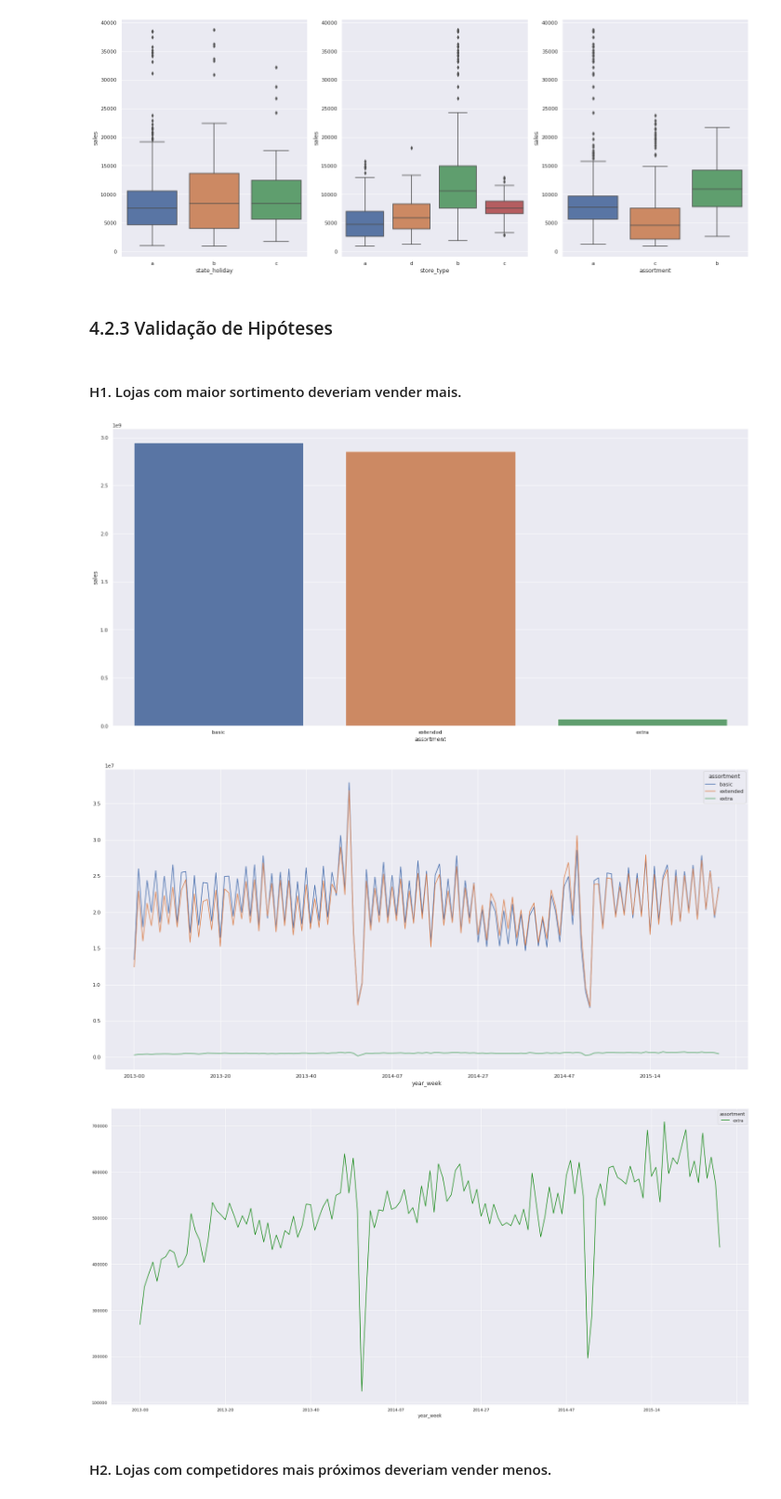
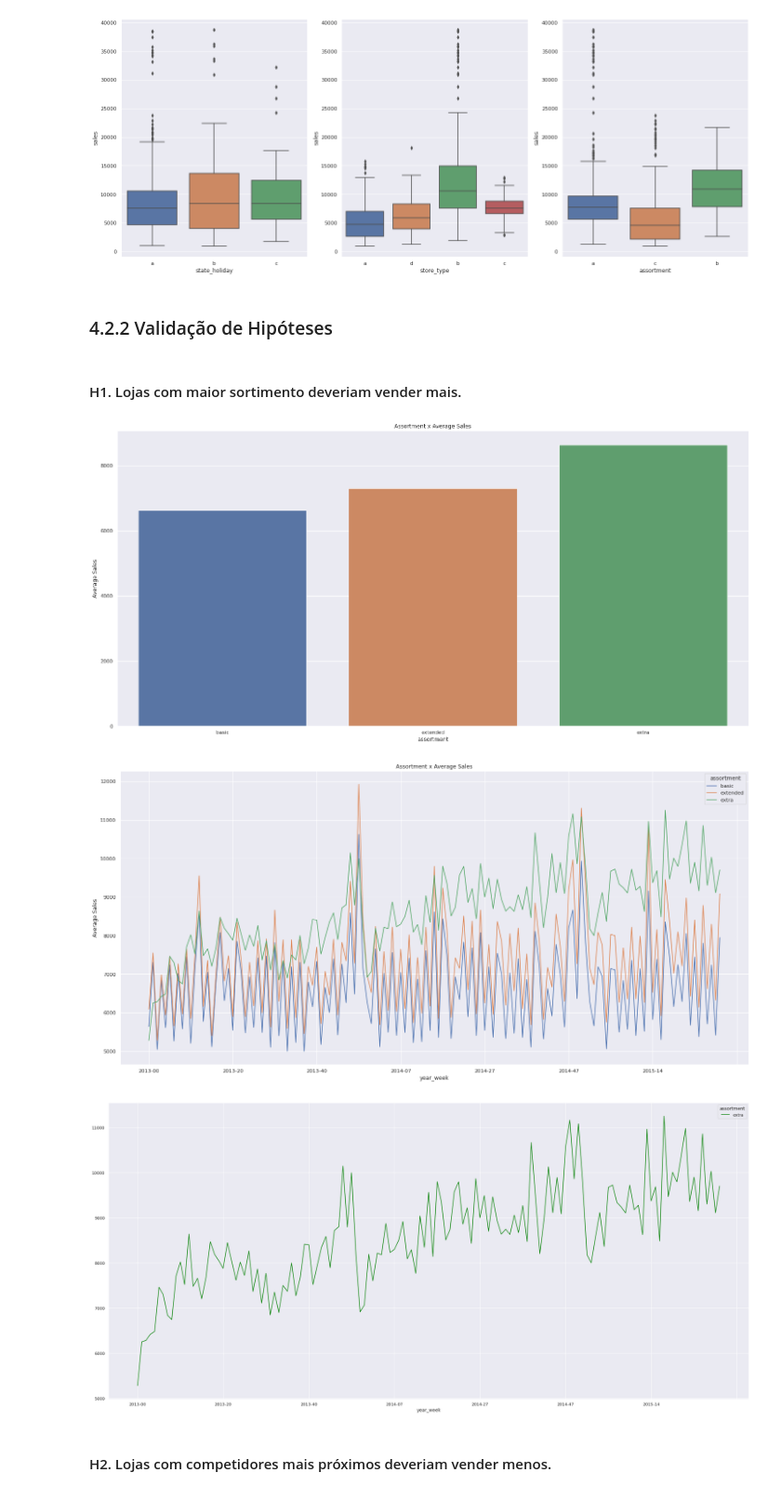
Before and after one commit to henriquelucasdf/Previsao_vendas_rossmann, a Jupyter notebook: previsao_rossmann.ipynb, the cells around one changed output. Shown at 93% size. Cells and saved outputs as stored; diff of their text form; code cells hidden in the pictures.

```diff
--- a/previsao_rossmann.ipynb
+++ b/previsao_rossmann.ipynb
@@ -527,30 +542,32 @@ plt.tight_layout()
 # %% [output]
 [figure]
 # %% [markdown]
-### 4.2.3 Validação de Hipóteses
+### 4.2.2 Validação de Hipóteses
 # %% [markdown]
 #### H1. Lojas com maior sortimento deveriam vender mais.
 # %%
-#@title **Falsa!** Na verdade, lojas com maior sortimento vendem menos
-aux1 = df4[['assortment', 'sales']].groupby(
-      'assortment').sum().reset_index()
+#@title **Verdadeiro.** Na média, as lojas com mais sortimento (extra) vendem mais.
+aux1 = df4[['assortment', 'sales']].groupby('assortment').mean().reset_index()
 sns.barplot(x='assortment',y='sales', data=aux1);
+plt.ylabel("Average Sales")
+plt.title("Assortment x Average Sales")
 
 aux2 = df4[['year_week','assortment', 'sales']].groupby(
-      ['year_week','assortment']).sum().reset_index()
+        ['year_week','assortment']).mean().reset_index()
 
-aux2.pivot(index='year_week', columns='assortment',
-           values='sales').plot()
+aux2.pivot(index='year_week', columns='assortment',values='sales').plot()
+plt.ylabel("Average Sales")
+plt.title("Assortment x Average Sales")
 
 aux3 = aux2[aux2['assortment']=='extra']
 aux3.pivot(index='year_week', columns='assortment',
            values='sales').plot(color = 'green')
 
 plt.tight_layout()
 # %% [output]
-[figure, old version]
+[figure, new version]
-[figure, old version]
+[figure, new version]
-[figure, old version]
+[figure, new version]
 # %% [markdown]
 #### H2. Lojas com competidores mais próximos deveriam vender menos.
 # %%
```
Also changed, not shown: parts of 126 cells of this notebook.
